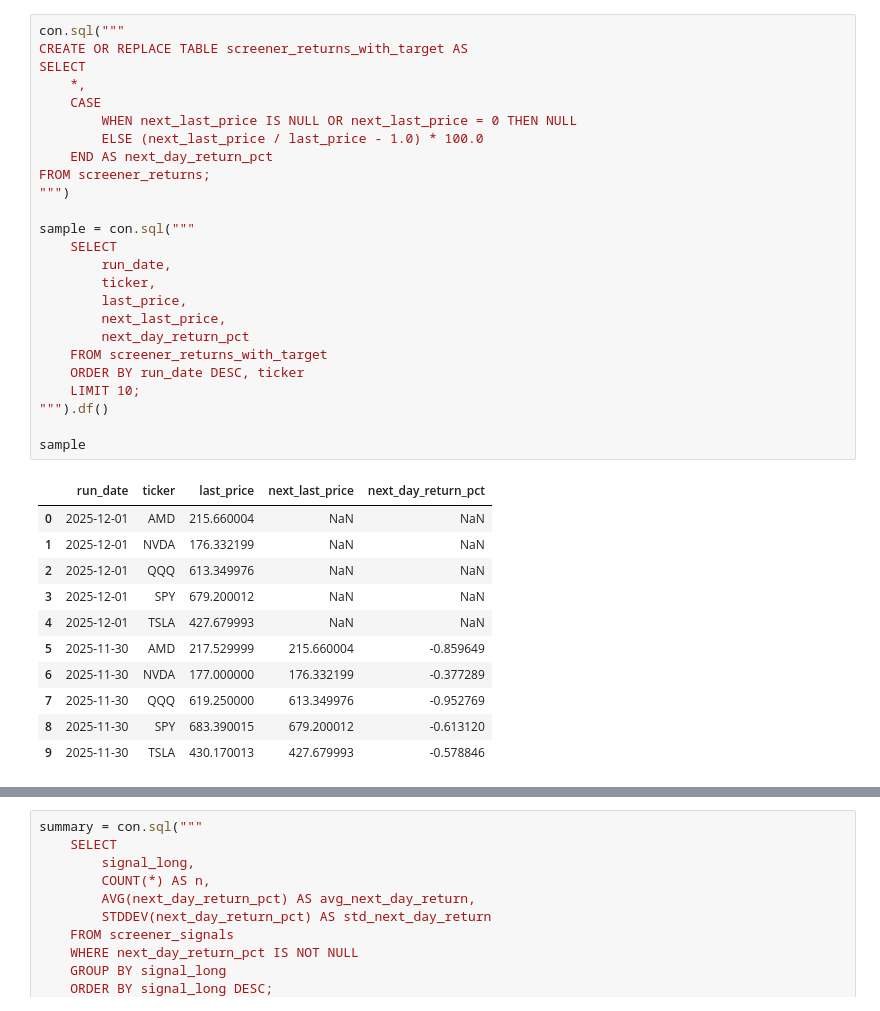
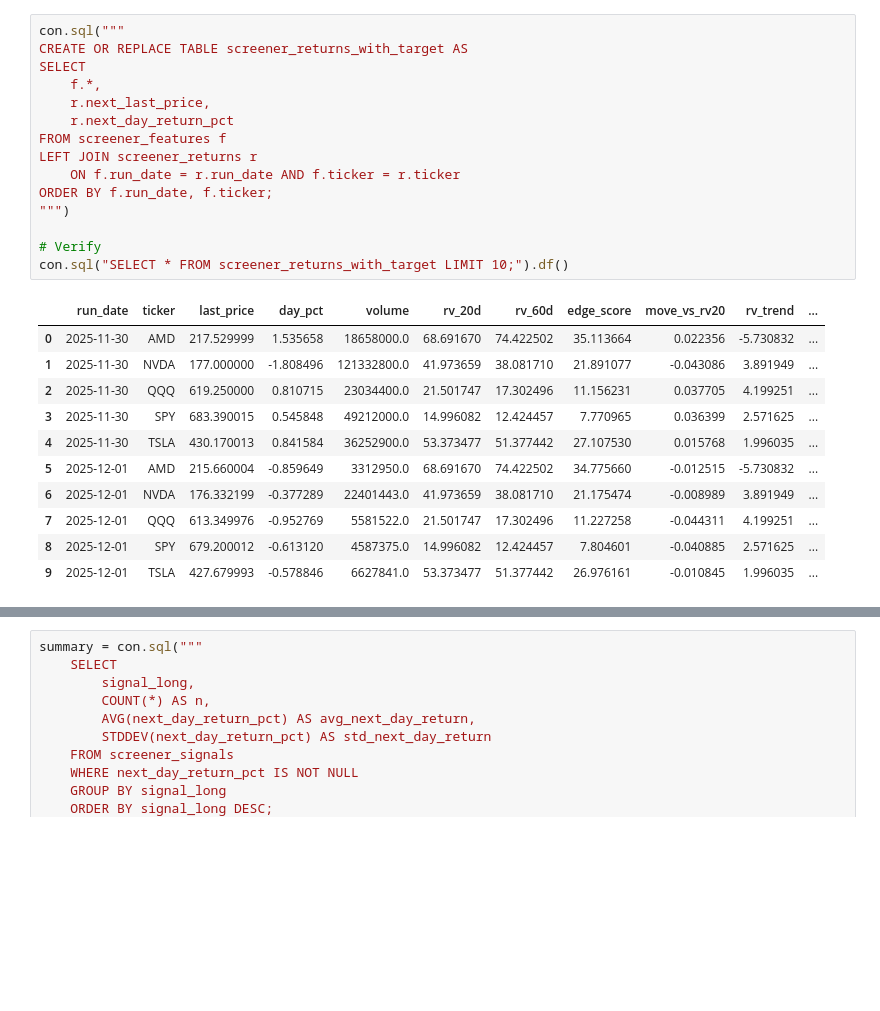
Before and after one commit to btheard3/volatility-alpha-engine, a Jupyter notebook: notebooks/03_backtesting_signals.ipynb, the cells around one changed output, grey strips where cells are left out. Cells and saved outputs as stored; diff of their text form; blank space fills up the shorter version.

```diff
--- a/notebooks/03_backtesting_signals.ipynb
+++ b/notebooks/03_backtesting_signals.ipynb
@@ -89,38 +101,28 @@ We convert `last_price` and `next_last_price` into a simple % return.
 # %%
 con.sql("""
 CREATE OR REPLACE TABLE screener_returns_with_target AS
 SELECT
-    *,
-    CASE
-        WHEN next_last_price IS NULL OR next_last_price = 0 THEN NULL
-        ELSE (next_last_price / last_price - 1.0) * 100.0
-    END AS next_day_return_pct
-FROM screener_returns;
+    f.*,
+    r.next_last_price,
+    r.next_day_return_pct
+FROM screener_features f
+LEFT JOIN screener_returns r
+    ON f.run_date = r.run_date AND f.ticker = r.ticker
+ORDER BY f.run_date, f.ticker;
 """)
 
-sample = con.sql("""
-    SELECT
-        run_date,
-        ticker,
-        last_price,
-        next_last_price,
-        next_day_return_pct
-    FROM screener_returns_with_target
-    ORDER BY run_date DESC, ticker
-    LIMIT 10;
-""").df()
-
-sample
+# Verify
+con.sql("SELECT * FROM screener_returns_with_target LIMIT 10;").df()
 # %% [output]
-|  | run_date | ticker | last_price | next_last_price | next_day_return_pct |
-| 0 | 2025-12-01 | AMD | 215.660004 | NaN | NaN |
-| 1 | 2025-12-01 | NVDA | 176.332199 | NaN | NaN |
-| 2 | 2025-12-01 | QQQ | 613.349976 | NaN | NaN |
-| 3 | 2025-12-01 | SPY | 679.200012 | NaN | NaN |
-| 4 | 2025-12-01 | TSLA | 427.679993 | NaN | NaN |
-| 5 | 2025-11-30 | AMD | 217.529999 | 215.660004 | -0.859649 |
-| 6 | 2025-11-30 | NVDA | 177.000000 | 176.332199 | -0.377289 |
-| 7 | 2025-11-30 | QQQ | 619.250000 | 613.349976 | -0.952769 |
-| 8 | 2025-11-30 | SPY | 683.390015 | 679.200012 | -0.613120 |
-| 9 | 2025-11-30 | TSLA | 430.170013 | 427.679993 | -0.578846 |
+|  | run_date | ticker | last_price | day_pct | volume | rv_20d | rv_60d | edge_score | move_vs_rv20 | rv_trend | ... |
+| 0 | 2025-11-30 | AMD | 217.529999 | 1.535658 | 18658000.0 | 68.691670 | 74.422502 | 35.113664 | 0.022356 | -5.730832 | ... |
+| 1 | 2025-11-30 | NVDA | 177.000000 | -1.808496 | 121332800.0 | 41.973659 | 38.081710 | 21.891077 | -0.043086 | 3.891949 | ... |
+| 2 | 2025-11-30 | QQQ | 619.250000 | 0.810715 | 23034400.0 | 21.501747 | 17.302496 | 11.156231 | 0.037705 | 4.199251 | ... |
+| 3 | 2025-11-30 | SPY | 683.390015 | 0.545848 | 49212000.0 | 14.996082 | 12.424457 | 7.770965 | 0.036399 | 2.571625 | ... |
+| 4 | 2025-11-30 | TSLA | 430.170013 | 0.841584 | 36252900.0 | 53.373477 | 51.377442 | 27.107530 | 0.015768 | 1.996035 | ... |
+| 5 | 2025-12-01 | AMD | 215.660004 | -0.859649 | 3312950.0 | 68.691670 | 74.422502 | 34.775660 | -0.012515 | -5.730832 | ... |
+| 6 | 2025-12-01 | NVDA | 176.332199 | -0.377289 | 22401443.0 | 41.973659 | 38.081710 | 21.175474 | -0.008989 | 3.891949 | ... |
+| 7 | 2025-12-01 | QQQ | 613.349976 | -0.952769 | 5581522.0 | 21.501747 | 17.302496 | 11.227258 | -0.044311 | 4.199251 | ... |
+| 8 | 2025-12-01 | SPY | 679.200012 | -0.613120 | 4587375.0 | 14.996082 | 12.424457 | 7.804601 | -0.040885 | 2.571625 | ... |
+| 9 | 2025-12-01 | TSLA | 427.679993 | -0.578846 | 6627841.0 | 53.373477 | 51.377442 | 26.976161 | -0.010845 | 1.996035 | ... |
 # %% [markdown]
```
Also changed, not shown: parts of 15 cells of this notebook.
